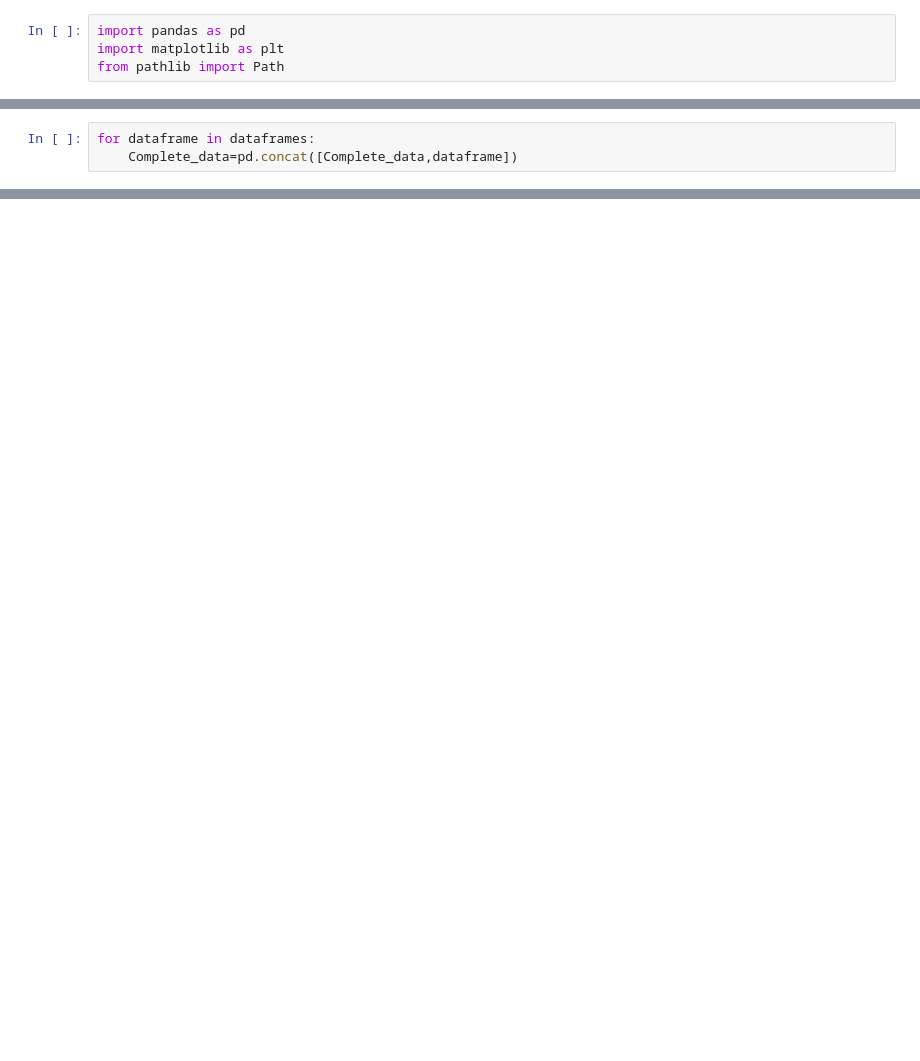
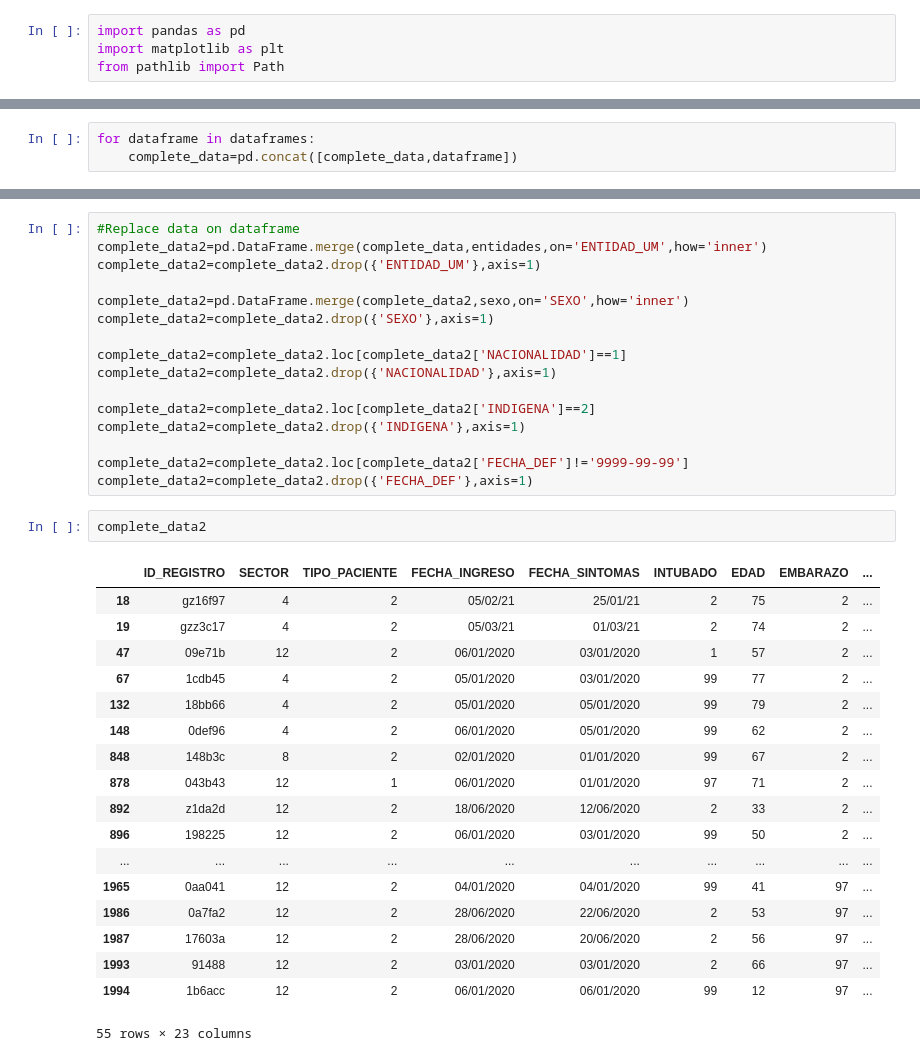
Before and after one commit to Felo2023/Project-1, a Jupyter notebook: Python programs/Main program.ipynb, the cells around one changed output, grey strips where cells are left out. Cells and saved outputs as stored; diff of their text form; blank space fills up the shorter version.

```diff
--- a/Python programs/Main program.ipynb
+++ b/Python programs/Main program.ipynb
@@ -60,4 +71,4 @@ Complete_data=pd.DataFrame()
 # %%
 for dataframe in dataframes:
-    Complete_data=pd.concat([Complete_data,dataframe])
+    complete_data=pd.concat([complete_data,dataframe])
 # %%
@@ -82,0 +104,37 @@ memory usage: 937.5+ KB
+# %%
+#Replace data on dataframe
+complete_data2=pd.DataFrame.merge(complete_data,entidades,on='ENTIDAD_UM',how='inner')
+complete_data2=complete_data2.drop({'ENTIDAD_UM'},axis=1)
+
+complete_data2=pd.DataFrame.merge(complete_data2,sexo,on='SEXO',how='inner')
+complete_data2=complete_data2.drop({'SEXO'},axis=1)
+
+complete_data2=complete_data2.loc[complete_data2['NACIONALIDAD']==1]
+complete_data2=complete_data2.drop({'NACIONALIDAD'},axis=1)
+
+complete_data2=complete_data2.loc[complete_data2['INDIGENA']==2]
+complete_data2=complete_data2.drop({'INDIGENA'},axis=1)
+
+complete_data2=complete_data2.loc[complete_data2['FECHA_DEF']!='9999-99-99']
+complete_data2=complete_data2.drop({'FECHA_DEF'},axis=1)
+# %%
+complete_data2
+# %% [output]
+|  | ID_REGISTRO | SECTOR | TIPO_PACIENTE | FECHA_INGRESO | FECHA_SINTOMAS | INTUBADO | EDAD | EMBARAZO | ... |
+| 18 | gz16f97 | 4 | 2 | 05/02/21 | 25/01/21 | 2 | 75 | 2 | ... |
+| 19 | gzz3c17 | 4 | 2 | 05/03/21 | 01/03/21 | 2 | 74 | 2 | ... |
+| 47 | 09e71b | 12 | 2 | 06/01/2020 | 03/01/2020 | 1 | 57 | 2 | ... |
+| 67 | 1cdb45 | 4 | 2 | 05/01/2020 | 03/01/2020 | 99 | 77 | 2 | ... |
+| 132 | 18bb66 | 4 | 2 | 05/01/2020 | 05/01/2020 | 99 | 79 | 2 | ... |
+| 148 | 0def96 | 4 | 2 | 06/01/2020 | 05/01/2020 | 99 | 62 | 2 | ... |
+| 848 | 148b3c | 8 | 2 | 02/01/2020 | 01/01/2020 | 99 | 67 | 2 | ... |
+| 878 | 043b43 | 12 | 1 | 06/01/2020 | 01/01/2020 | 97 | 71 | 2 | ... |
+| 892 | z1da2d | 12 | 2 | 18/06/2020 | 12/06/2020 | 2 | 33 | 2 | ... |
+| 896 | 198225 | 12 | 2 | 06/01/2020 | 03/01/2020 | 99 | 50 | 2 | ... |
+| ... | ... | ... | ... | ... | ... | ... | ... | ... | ... |
+| 1965 | 0aa041 | 12 | 2 | 04/01/2020 | 04/01/2020 | 99 | 41 | 97 | ... |
+| 1986 | 0a7fa2 | 12 | 2 | 28/06/2020 | 22/06/2020 | 2 | 53 | 97 | ... |
+| 1987 | 17603a | 12 | 2 | 28/06/2020 | 20/06/2020 | 2 | 56 | 97 | ... |
+| 1993 | 91488 | 12 | 2 | 03/01/2020 | 03/01/2020 | 2 | 66 | 97 | ... |
+| 1994 | 1b6acc | 12 | 2 | 06/01/2020 | 06/01/2020 | 99 | 12 | 97 | ... |
+55 rows × 23 columns
```
Also changed, not shown: parts of 7 cells of this notebook, 12 other files.
